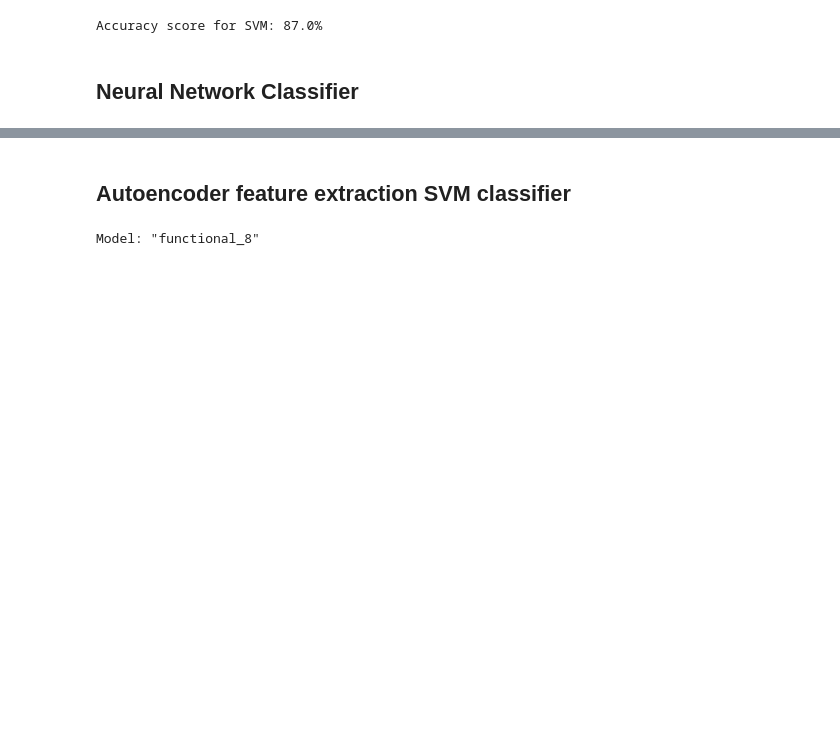
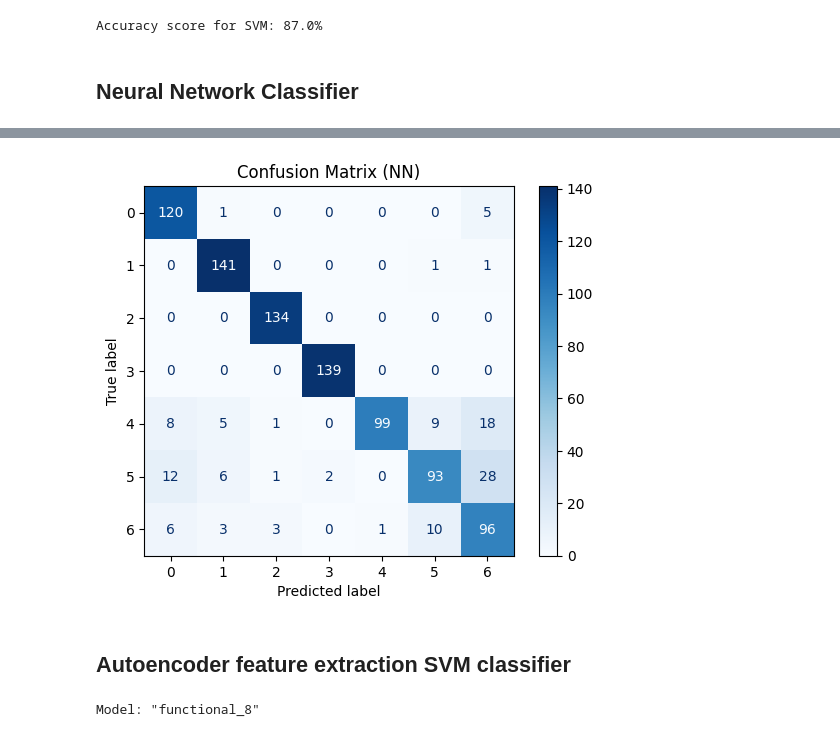
Before and after one commit to dariogemo/UNIVR-machinelearning, a Jupyter notebook: steel_plates.ipynb, the cells around one changed output, grey strips where cells are left out. Drawn from its saved outputs; the diff is of its cells as text; code cells hidden in the pictures; blank space fills up the shorter version.

Commit message:
added 10-fold cross validation to nn classifier in main notebook.

```diff
--- a/steel_plates.ipynb
+++ b/steel_plates.ipynb
@@ -844,8 +810,0 @@ plt.show()
-# %%
-y_pred = model.predict(X_test)
-y_pred = np.argmax(y_pred, axis = 1)
-y_test = np.argmax(y_test, axis = 1)
-
-classifier_accuracy = round(accuracy_score(y_test, y_pred), 2)
-
-print(f"Accuracy of NN: {classifier_accuracy}%")
@@ -879,0 +813,79 @@ weighted avg       0.86      0.86      0.86       943
+# %%
+X = df_umap.drop('anomaly', axis = 1)
+y = df_umap['anomaly']
+X_train, X_test, y_train, y_test = train_test_split(X, y, test_size = 0.2, random_state = 2)
+# %%
+# Define the K-fold Cross Validator
+num_plits = 5
+kfold = KFold(n_splits = num_plits, shuffle = True)
+
+acc_per_fold = []
+loss_per_fold = []
+best_score = 0
+
+# K-fold Cross Validation model evaluation
+fold_no = 1
+for train, test in kfold.split(X_train, y_train):
+  # Define the model architecture
+  input_layer = Input(shape = (X.shape[1],))
+
+  x = Dense(128, activation=None, kernel_initializer = GlorotNormal())(input_layer)
+  x = LeakyReLU(trainable = True)(x)
+  x = Dropout(0.2)(x)
+  x = BatchNormalization()(x)
+
+  x = Dense(64, activation=None, kernel_initializer = GlorotNormal())(x)
+  x = LeakyReLU(trainable = True)(x)
+
+  x = Dense(32, activation=None, kernel_initializer = GlorotNormal())(x)
+  x = LeakyReLU(trainable = True)(x)
+
+  x = Dense(16, activation=None, kernel_initializer = GlorotNormal())(x)
+  x = LeakyReLU(trainable = True)(x)
+
+  output_classification = Dense(7, activation = "softmax", kernel_initializer = GlorotNormal(), name = "classification")(x)
+
+  model = Model(inputs = input_layer, outputs = output_classification)
+
+  model.compile(optimizer = "adam", loss = "sparse_categorical_crossentropy", metrics = ["accuracy"])
+
+  # Generate a print
+  print('------------------------------------------------------------------------')
+  print(f'Training for fold {fold_no} ...')
+
+  # Fit data to model
+  history = model.fit(X.iloc[train], y.iloc[train],
+              batch_size = 256,
+              epochs = 100,
+              verbose = 0)
+
+  # Generate generalization metrics
+  scores = model.evaluate(X.iloc[test], y.iloc[test], verbose=0)
+  print(f'Score for fold {fold_no}: {model.metrics_names[0]} of {scores[0]}; {model.metrics_names[1]} of {round(scores[1]*100, 2)}%')
+  acc_per_fold.append(round(scores[1], 2) * 100)
+  loss_per_fold.append(scores[0])
+
+  if scores[1] > best_score:
+    best_model = model
+    best_history = history
+
+  if fold_no == num_plits:
+    y_pred = best_model.predict(X_test)
+    y_pred = np.argmax(y_pred, axis = 1)
+
+    classifier_accuracy = round(accuracy_score(y_test, y_pred), 2)
+
+    print(f"Accuracy of NN: {classifier_accuracy}%")
+
+    # Classification report and confusion matrix
+    print("\nClassification Report:\n", classification_report(y_test, y_pred))
+    cm = confusion_matrix(y_test, y_pred)
+
+    disp = ConfusionMatrixDisplay(confusion_matrix = cm)
+    disp.plot(cmap = plt.cm.Blues)
+    plt.title("Confusion Matrix (NN)")
+    plt.show()
+
+  # Increase fold number
+  fold_no = fold_no + 1
+# %% [output]
@@ -880,3 +909,4 @@ weighted avg       0.86      0.86      0.86       943
+[figure, added]
 # %% [markdown]
 ## Autoencoder feature extraction SVM classifier
 # %%
```
Also changed, not shown: parts of 8 cells of this notebook, 1 other file.
